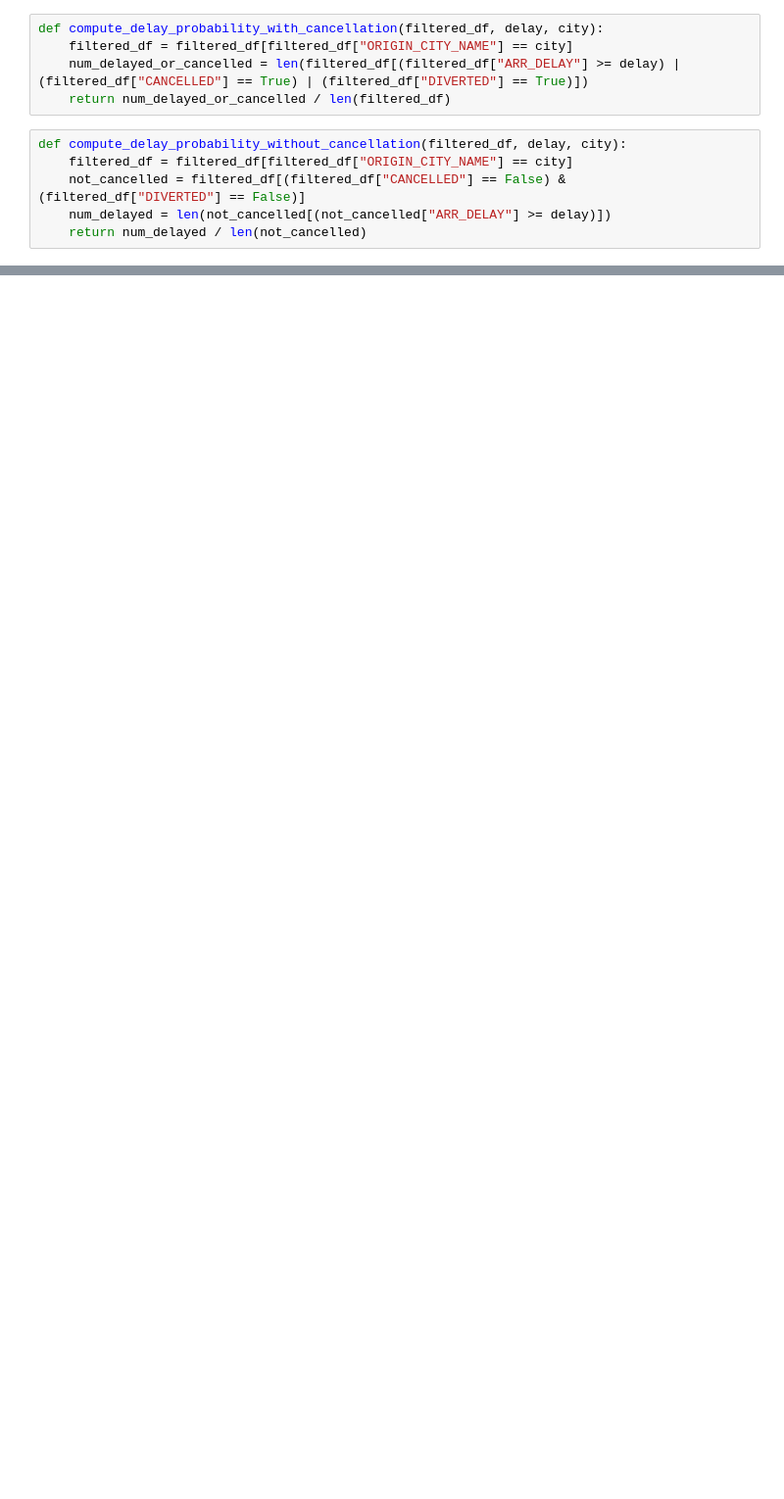
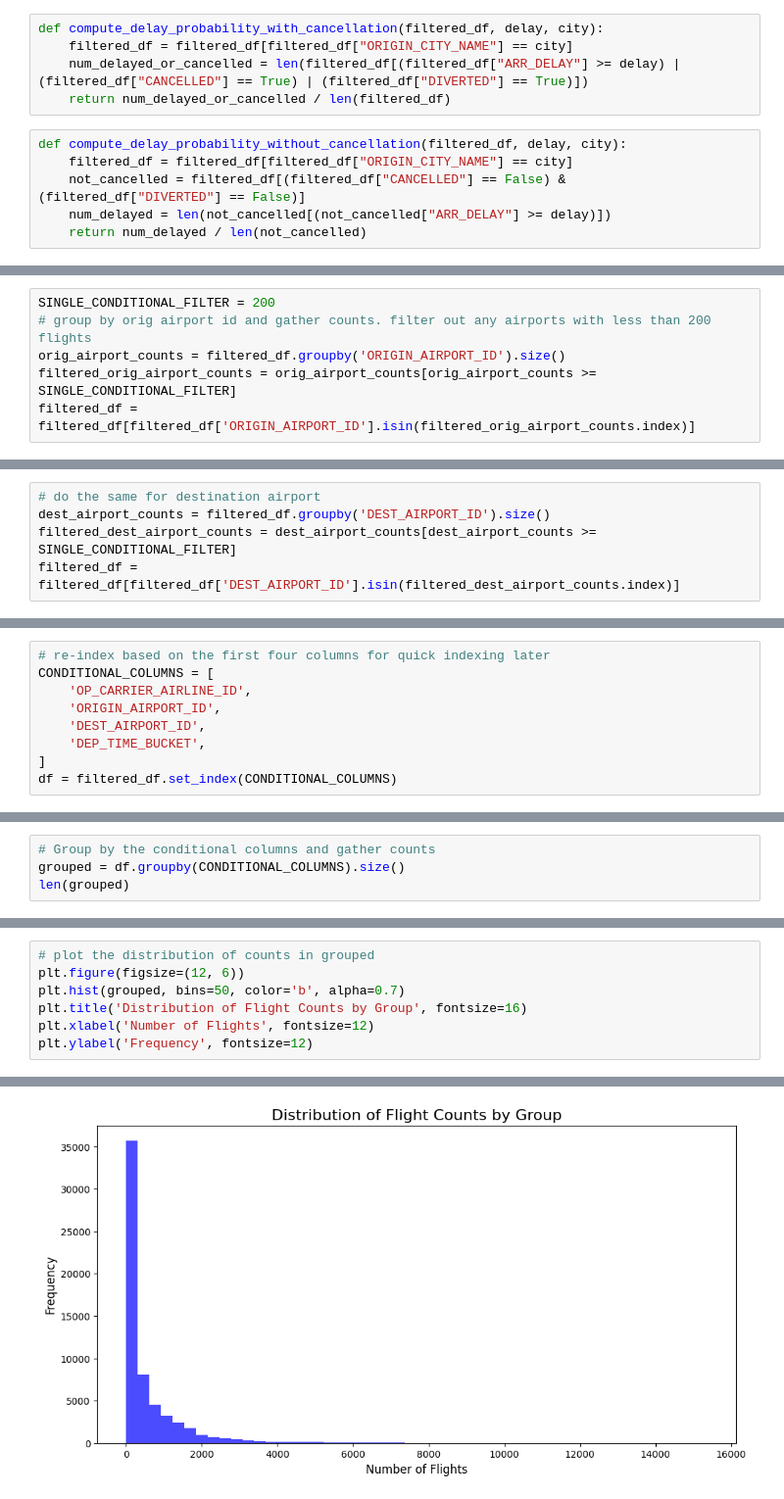
Before and after one commit to SirjanK/FlightAnalysis, a Jupyter notebook: FlightDelayAnalysis.ipynb, the cells around one changed output, grey strips where cells are left out. Shown: that part at 98% size. Cells and saved outputs as stored; diff of their text form; blank space fills up the shorter version.

```diff
--- a/FlightDelayAnalysis.ipynb
+++ b/FlightDelayAnalysis.ipynb
@@ -167,0 +254,6 @@ for city in cities:
+# %%
+SINGLE_CONDITIONAL_FILTER = 200
+# group by orig airport id and gather counts. filter out any airports with less than 200 flights
+orig_airport_counts = filtered_df.groupby('ORIGIN_AIRPORT_ID').size()
+filtered_orig_airport_counts = orig_airport_counts[orig_airport_counts >= SINGLE_CONDITIONAL_FILTER]
+filtered_df = filtered_df[filtered_df['ORIGIN_AIRPORT_ID'].isin(filtered_orig_airport_counts.index)]
@@ -167,0 +264,5 @@ for city in cities:
+# %%
+# do the same for destination airport
+dest_airport_counts = filtered_df.groupby('DEST_AIRPORT_ID').size()
+filtered_dest_airport_counts = dest_airport_counts[dest_airport_counts >= SINGLE_CONDITIONAL_FILTER]
+filtered_df = filtered_df[filtered_df['DEST_AIRPORT_ID'].isin(filtered_dest_airport_counts.index)]
@@ -167,0 +276,9 @@ for city in cities:
+# %%
+# re-index based on the first four columns for quick indexing later
+CONDITIONAL_COLUMNS = [
+    'OP_CARRIER_AIRLINE_ID',
+    'ORIGIN_AIRPORT_ID',
+    'DEST_AIRPORT_ID',
+    'DEP_TIME_BUCKET',
+]
+df = filtered_df.set_index(CONDITIONAL_COLUMNS)
@@ -167,0 +287,4 @@ for city in cities:
+# %%
+# Group by the conditional columns and gather counts
+grouped = df.groupby(CONDITIONAL_COLUMNS).size()
+len(grouped)
@@ -167,0 +293,8 @@ for city in cities:
+# %%
+# plot the distribution of counts in grouped
+plt.figure(figsize=(12, 6))
+plt.hist(grouped, bins=50, color='b', alpha=0.7)
+plt.title('Distribution of Flight Counts by Group', fontsize=16)
+plt.xlabel('Number of Flights', fontsize=12)
+plt.ylabel('Frequency', fontsize=12)
+# %% [output]
@@ -167,0 +302 @@ for city in cities:
+[figure, added]
```
Also changed, not shown: parts of 38 cells of this notebook, 1 other file.
